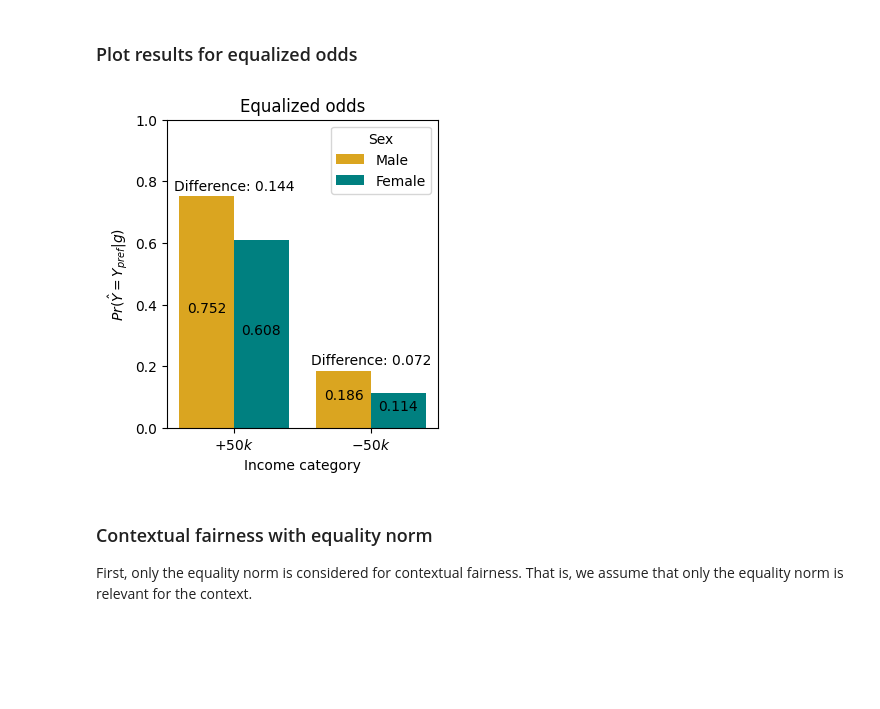
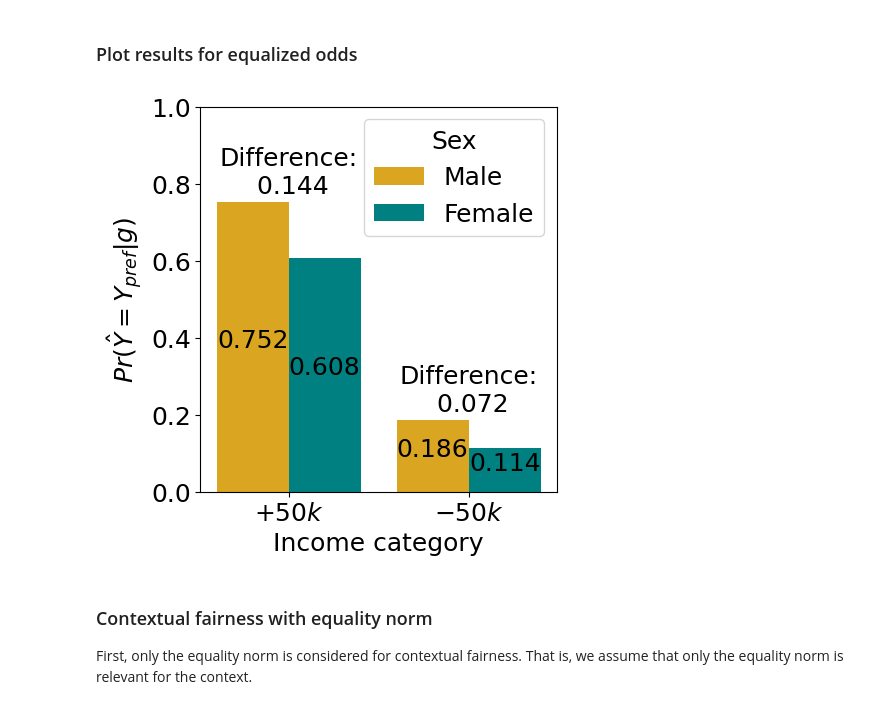
Before and after one commit to pimkerkhoven/ContextualFairness, a Jupyter notebook: examples/binary_classification.ipynb, the cells around one changed output. Drawn from its saved outputs; the diff is of its cells as text; code cells hidden in the pictures; blank space fills up the shorter version.

```diff
--- a/examples/binary_classification.ipynb
+++ b/examples/binary_classification.ipynb
@@ -91,20 +95,23 @@ female_false = len(X_test[(sens_test == 2.0) & ~y_test & y_pred]) / len(
 # %%
 groups = [
     [male_true, male_false],  # male
     [female_true, female_false],  # female
 ]
 
 group_plot(
     groups,
     legend=["Male", "Female"],
     legend_title="Sex",
     xticks=["$+50k$", "$-50k$"],
     xlabel="Income category",
     ylabel="$Pr(\hat{Y}=Y_{pref}|g)$",
-    title="Equalized odds",
+    # title="Equalized odds",
+    fig_width=4.6,
+    fig_height=5,
+    bar_width=0.4,
 )
 # %% [output]
-[figure, old version]
+[figure, new version]
 # %% [markdown]
 ### Contextual fairness with equality norm
 
```
Also changed, not shown: parts of 8 cells of this notebook, 6 other files.
